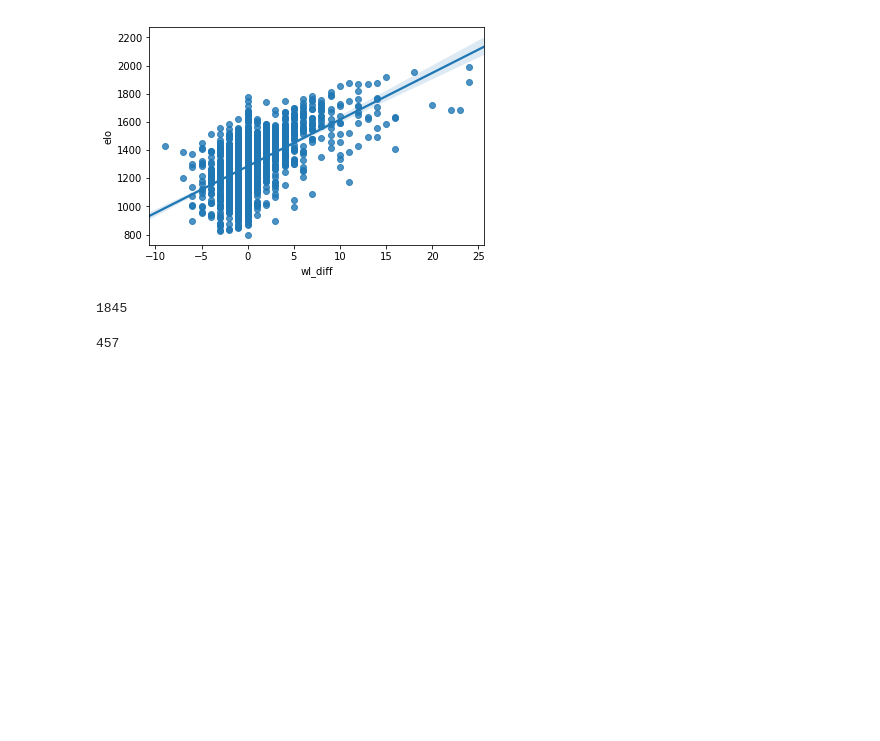
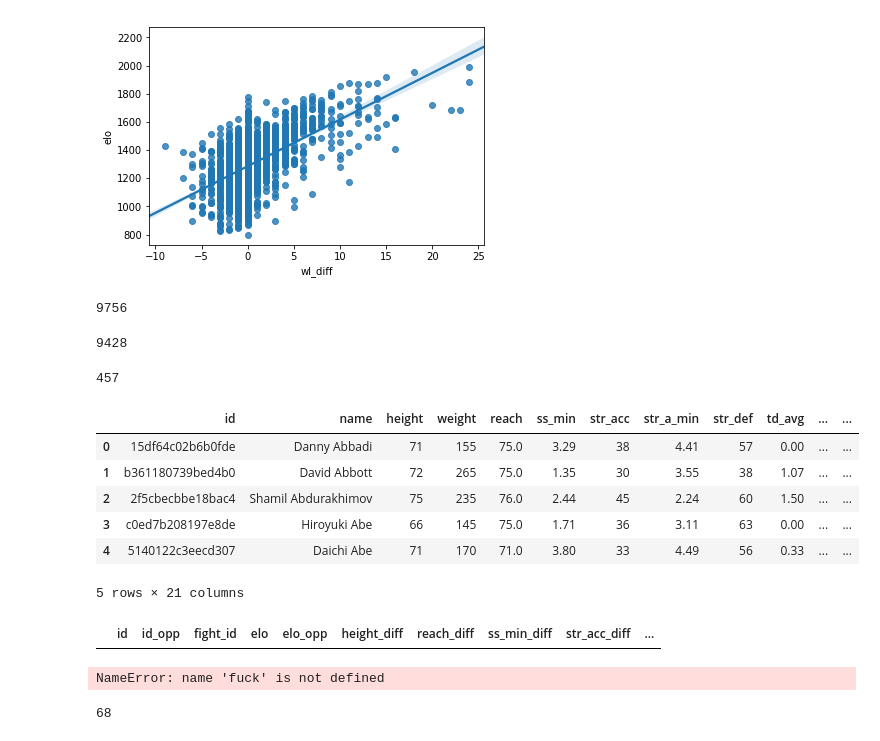
Before and after one commit to pkong97/mma-predictor, a Jupyter notebook: prediction-engine.ipynb, the cells around one changed output. Cells and saved outputs as stored; diff of their text form; code cells hidden in the pictures; blank space fills up the shorter version.

Commit message:
compiling data

```diff
--- a/prediction-engine.ipynb
+++ b/prediction-engine.ipynb
@@ -128,11 +128,21 @@ def classification_model(model, data, predictors, outcome):
     #Fit the model again so that it can be refered outside the function:
     model.fit(data[predictors],data[outcome])
 # %%
-f_ids = fights['f1_id'].append(fights['f2_id'])
+f_ids = list(fights['f1_id'].append(fights['f2_id']))
+len(f_ids)
+# %% [output]
+9756
-# %%
-f_ids.nunique()
-# %% [output]
-1845
+# %%
+#f_ids.nunique()
+num_true = 0
+f_ids_fighters = list(fighters['id'])
+for i in set(f_ids):
+    if i not in f_ids_fighters:
+        f_ids.remove(i)
+len(f_ids)
+# 1517 fighters who've had fights in major promotions
+# %% [output]
+9428
 # %%
 fights['event_id'].nunique()
 # %% [output]
@@ -139,0 +164,18 @@ fights['event_id'].nunique()
+# %%
+fighters.head(5)
+# %% [output]
+|  | id | name | height | weight | reach | ss_min | str_acc | str_a_min | str_def | td_avg | ... | ... |
+| 0 | 15df64c02b6b0fde | Danny Abbadi | 71 | 155 | 75.0 | 3.29 | 38 | 4.41 | 57 | 0.00 | ... | ... |
+| 1 | b361180739bed4b0 | David Abbott | 72 | 265 | 75.0 | 1.35 | 30 | 3.55 | 38 | 1.07 | ... | ... |
+| 2 | 2f5cbecbbe18bac4 | Shamil Abdurakhimov | 75 | 235 | 76.0 | 2.44 | 45 | 2.24 | 60 | 1.50 | ... | ... |
+| 3 | c0ed7b208197e8de | Hiroyuki Abe | 66 | 145 | 75.0 | 1.71 | 36 | 3.11 | 63 | 0.00 | ... | ... |
+| 4 | 5140122c3eecd307 | Daichi Abe | 71 | 170 | 71.0 | 3.80 | 33 | 4.49 | 56 | 0.33 | ... | ... |
+5 rows × 21 columns
+# %%
+headings = ['id', 'id_opp', 'fight_id', 'elo', 'elo_opp', 'height_diff', 'reach_diff', 'ss_min_diff', 'str_acc_diff',
+            'str_a_min_diff', 'str_def_diff', 'td_avg_diff', 'td_acc_diff', 'td_def_diff', 'sub_avg_diff',
+            'wins_diff', 'losses_diff', 'momentum_diff', 'wl_diff_diff', 'outcome']
+comp = pd.DataFrame.from_records([], columns = headings)
+comp.head()
+# %% [output]
+|  | id | id_opp | fight_id | elo | elo_opp | height_diff | reach_diff | ss_min_diff | str_acc_diff | ... |
@@ -139,0 +184,30 @@ fights['event_id'].nunique()
+# %%
+for i in range(len(fights)-1, -1, -1):
+    ID = fights.loc[i, 'f1_id']
+    id_opp = fights.loc[i, 'f2_id']
+    f1_data = fighters.loc[fighters['id'] == ID]
+    f2_data = fighters.loc[fighters['id'] == id_opp]
+    if ID not in list(comp['id']):
+        elo = start_elo
+    if id_opp not in list(comp['id'].append(comp['id_opp'])):
+        elo_opp = start_elo
+    height_diff = f1_data['height'] - f2_data['height']
+    reach_diff = f1_data['reach'] - f2_data['reach']
+    ss_min_diff = f1_data['ss_min'] - f2_data['ss_min']
+    str_acc_diff = f1_data['str_acc'] - f2_data['str_acc']
+    str_a_min_diff = f1_data['str_a_min'] - f2_data['str_a_min']
+    str_def_diff = f1_data['str_def'] - f2_data['str_def']
+    td_avg_diff = f1_data['td_avg'] - f2_data['td_avg']
+    td_acc_diff = f1_data['td_acc'] - f2_data['td_acc']
+    td_def_diff = f1_data['td_def'] - f2_data['td_def']
+    sub_avg_diff = f1_data['sub_avg'] - f2_data['sub_avg']
+    wins_diff = f1_data['wins'] - f2_data['wins']
+    losses_diff = f1_data['losses'] - f2_data['losses']
+    momentum_diff = f1_data['momentum'] - f2_data['momentum']
+    wl_diff_diff = f1_data['wl_diff'] - f2_data['wl_diff']
+# %% [output]
+NameError: name 'fuck' is not defined
+# %%
+fdata = fighters.loc[fighters['id'] == '1c5879330d42255f']
+# %% [output]
+68
```
Also changed, not shown: parts of 3 cells of this notebook.
